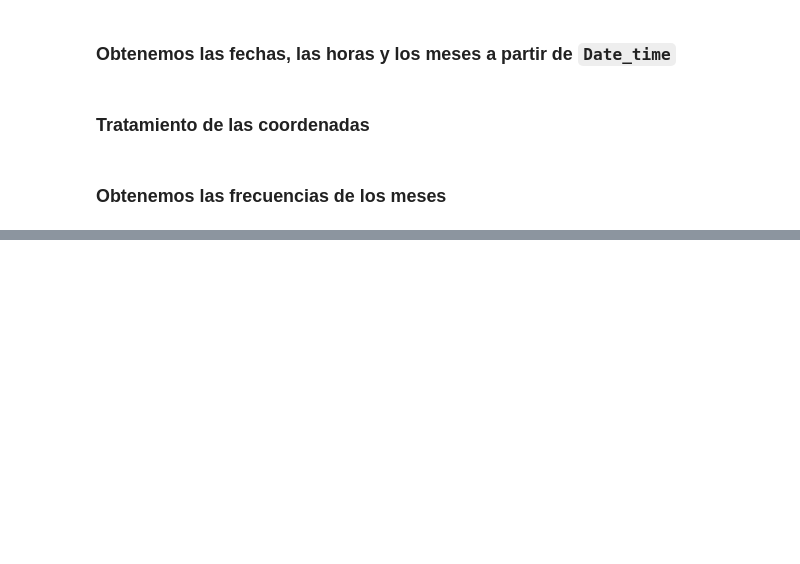
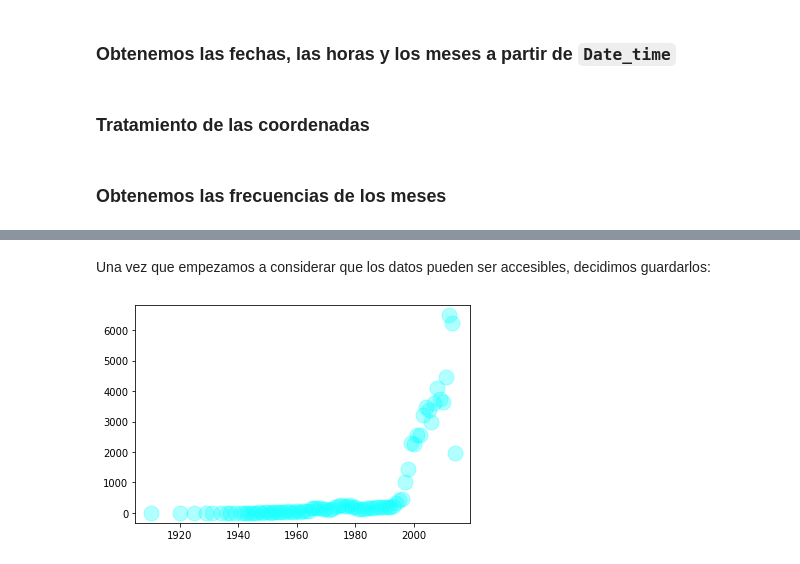
Before and after one commit to ElenaCerezoSwing/visualizing-real-world-data-project, a Jupyter notebook: Methods/main.ipynb, the cells around one changed output, grey strips where cells are left out. Cells and saved outputs as stored; diff of their text form; code cells hidden in the pictures; blank space fills up the shorter version.

```diff
--- a/Methods/main.ipynb
+++ b/Methods/main.ipynb
@@ -25,0 +35,2 @@ monthly_freq2 = get_frequencies(ufo2, 'months')
+# %% [markdown]
+Una vez que empezamos a considerar que los datos pueden ser accesibles, decidimos guardarlos:
@@ -25,0 +39,4 @@ monthly_freq2 = get_frequencies(ufo2, 'months')
+# %%
+get_scatter(annual_freq2.keys(), annual_freq2.values(), (15)**2, 'cyan', 0.3)
+# %% [output]
+[figure, added]
```
Also changed, not shown: parts of 12 cells of this notebook, 7 other files.
